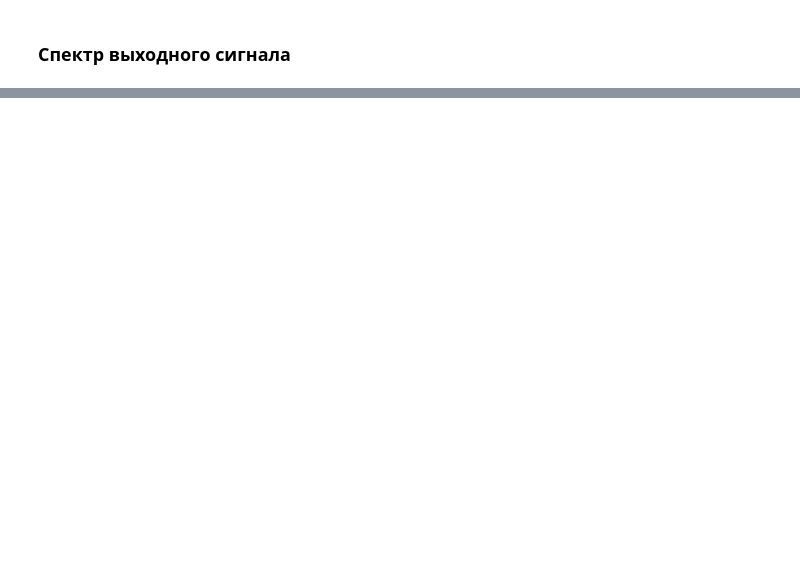
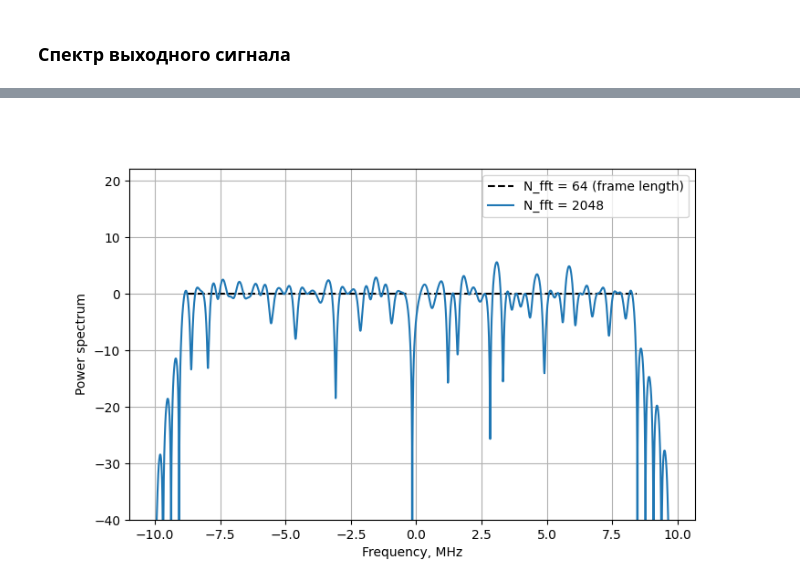
Before and after one commit to isvoropaev02/OFDM, a Jupyter notebook: model_version02/model_performance.ipynb, the cells around one changed output, grey strips where cells are left out. Saved outputs shown, nothing was run; the diff lists cells and outputs as text; code cells hidden in the pictures; blank space fills up the shorter version.

```diff
--- a/model_version02/model_performance.ipynb
+++ b/model_version02/model_performance.ipynb
@@ -235,0 +80,14 @@ ax_1.legend()
+# %%
+fig4 = plt.figure(figsize=(8,5))
+ax_1 = fig4.add_subplot(111)
+ax_1.plot(np.linspace(-Bw/2, Bw/2-delta_f, fr_len)*1e-6, 20*np.log10(np.fft.fftshift(abs(info_signal))), 'k--', label='N_fft = 64 (frame length)')
+ax_1.plot(np.linspace(-Bw/2, Bw/2-delta_f, 2048)*1e-6, 20*np.log10(np.fft.fftshift(abs(np.fft.fft(np.fft.ifft(info_signal), 2048)))), label='N_fft = 2048')
+ax_1.set_ylabel("Power spectrum")
+ax_1.set_xlabel("Frequency, MHz")
+ax_1.legend()
+ax_1.grid()
+ax_1.set_ylim(bottom=-40)
+#ax_1.set_title(r'N_fft=frame_length ({:})'.format(fr_len))
+plt.show()
+# %% [output]
+[figure, added]
```
Also changed, not shown: parts of 29 cells of this notebook, 6 other files.
